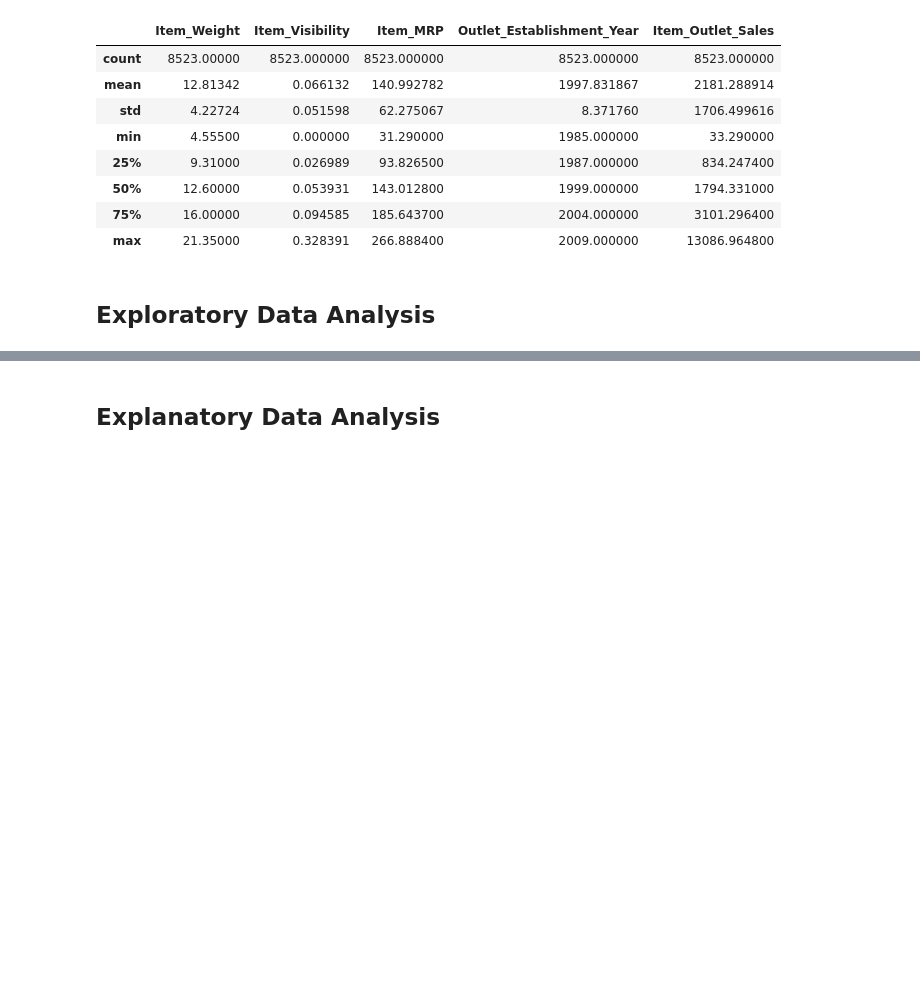
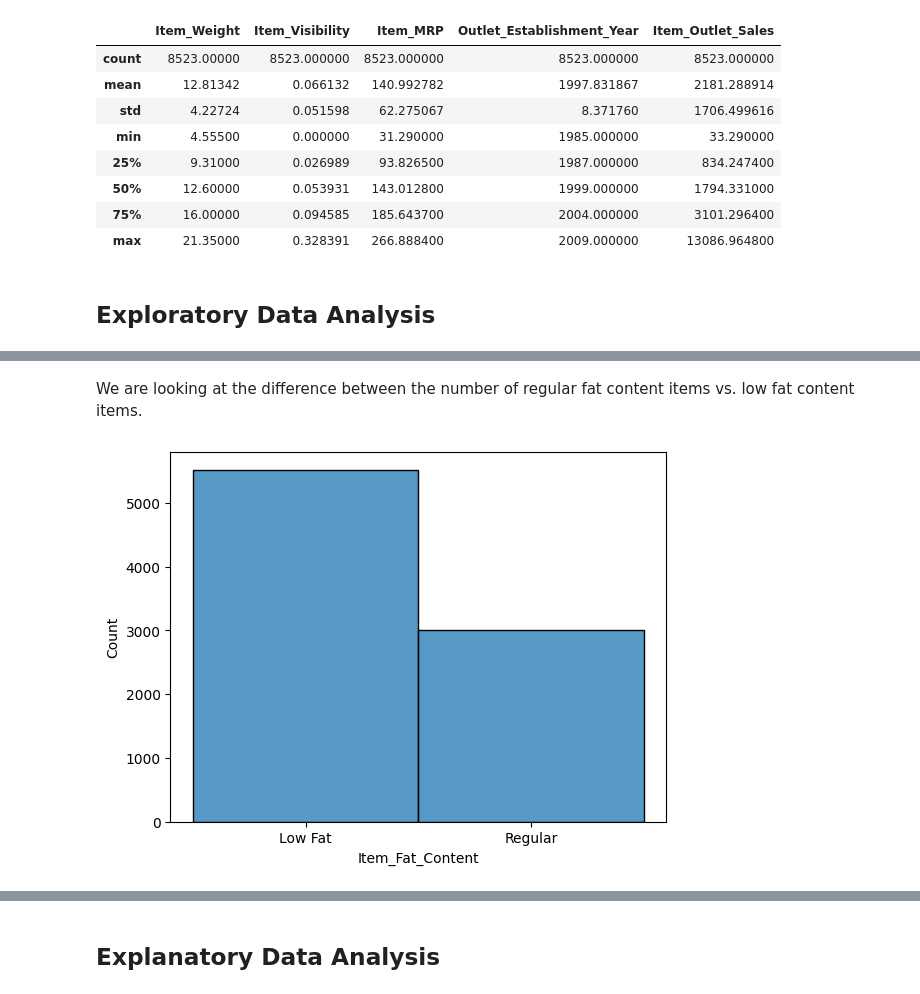
Before and after one commit to eckoecho/Prediction-of-Product-Sales, a Jupyter notebook: Prediction_of_Product_Sales.ipynb, the cells around one changed output, grey strips where cells are left out. Saved outputs shown, nothing was run; the diff lists cells and outputs as text; code cells hidden in the pictures; blank space fills up the shorter version.

```diff
--- a/Prediction_of_Product_Sales.ipynb
+++ b/Prediction_of_Product_Sales.ipynb
@@ -284,0 +297,7 @@ df.describe()
+# %% [markdown]
+We are looking at the difference between the number of regular fat content items vs. low fat content items.
+# %%
+#Search for Item_Fat_Content
+ax = sns.histplot(df, x="Item_Fat_Content")
+# %% [output]
+[figure, added]
```
Also changed, not shown: parts of 18 cells of this notebook.
